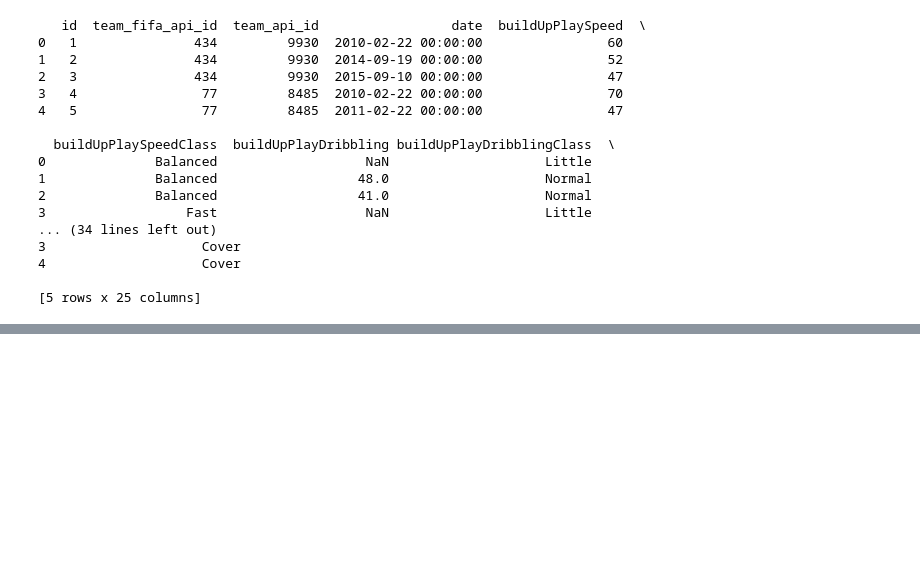
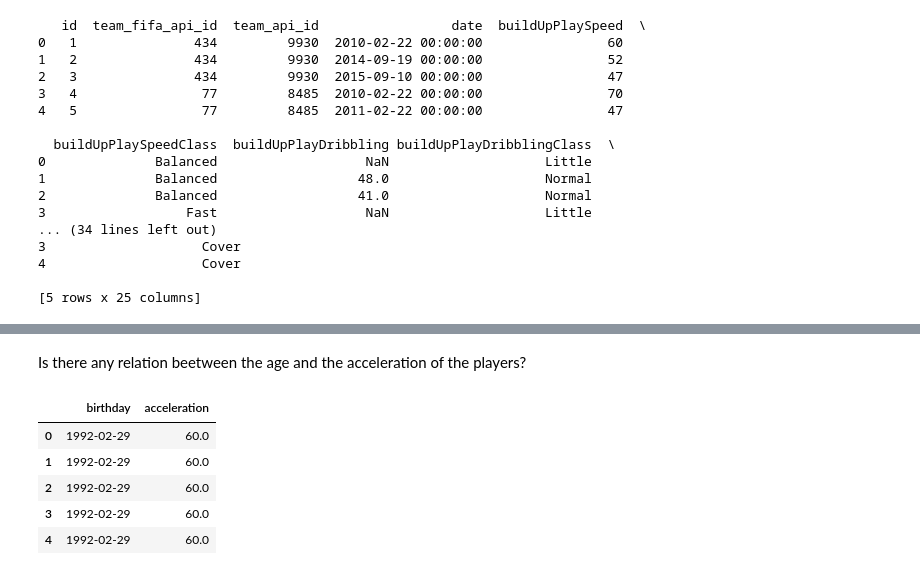
Before and after one commit to cretzu18/dataScienceMachineLearning, a Jupyter notebook: notebooks/european_soccer_eda.ipynb, the cells around one changed output, grey strips where cells are left out. Saved outputs shown, nothing was run; the diff lists cells and outputs as text; code cells hidden in the pictures; blank space fills up the shorter version.

```diff
--- a/notebooks/european_soccer_eda.ipynb
+++ b/notebooks/european_soccer_eda.ipynb
@@ -154,0 +196,19 @@ print(teams_attributes.head())
+# %% [markdown]
+Is there any relation beetween the age and the acceleration of the players?
+# %%
+from datetime import datetime
+
+df_birthday_acceleration = pd.read_sql_query(
+    "SELECT birthday, acceleration " \
+"FROM Player JOIN Player_Attributes " \
+"ON Player.player_api_id = Player_Attributes.player_api_id"
+, con)
+df_birthday_acceleration['birthday'] = df_birthday_acceleration['birthday'].apply(datetime.strptime, args=('%Y-%m-%d %H:%M:%S',))
+df_birthday_acceleration.head()
+# %% [output]
+|  | birthday | acceleration |
+| 0 | 1992-02-29 | 60.0 |
+| 1 | 1992-02-29 | 60.0 |
+| 2 | 1992-02-29 | 60.0 |
+| 3 | 1992-02-29 | 60.0 |
+| 4 | 1992-02-29 | 60.0 |
```
Also changed, not shown: parts of 7 cells of this notebook.
